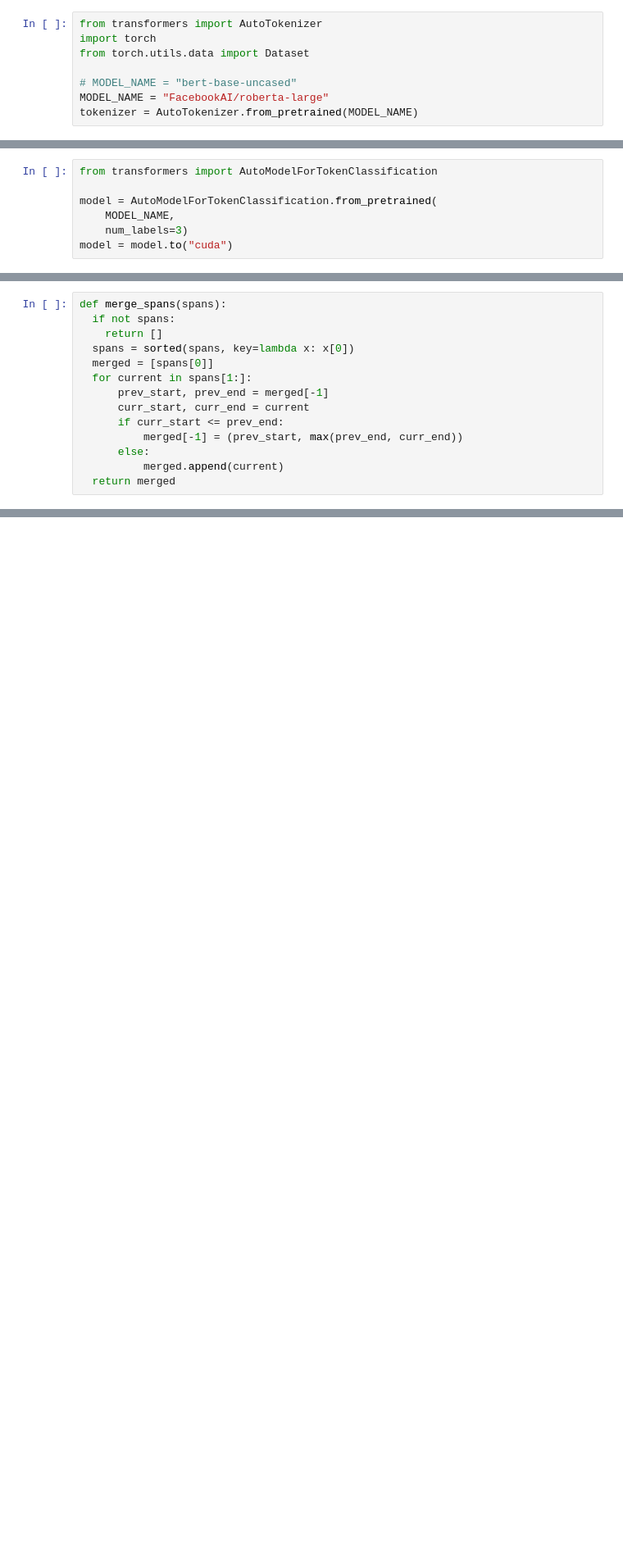
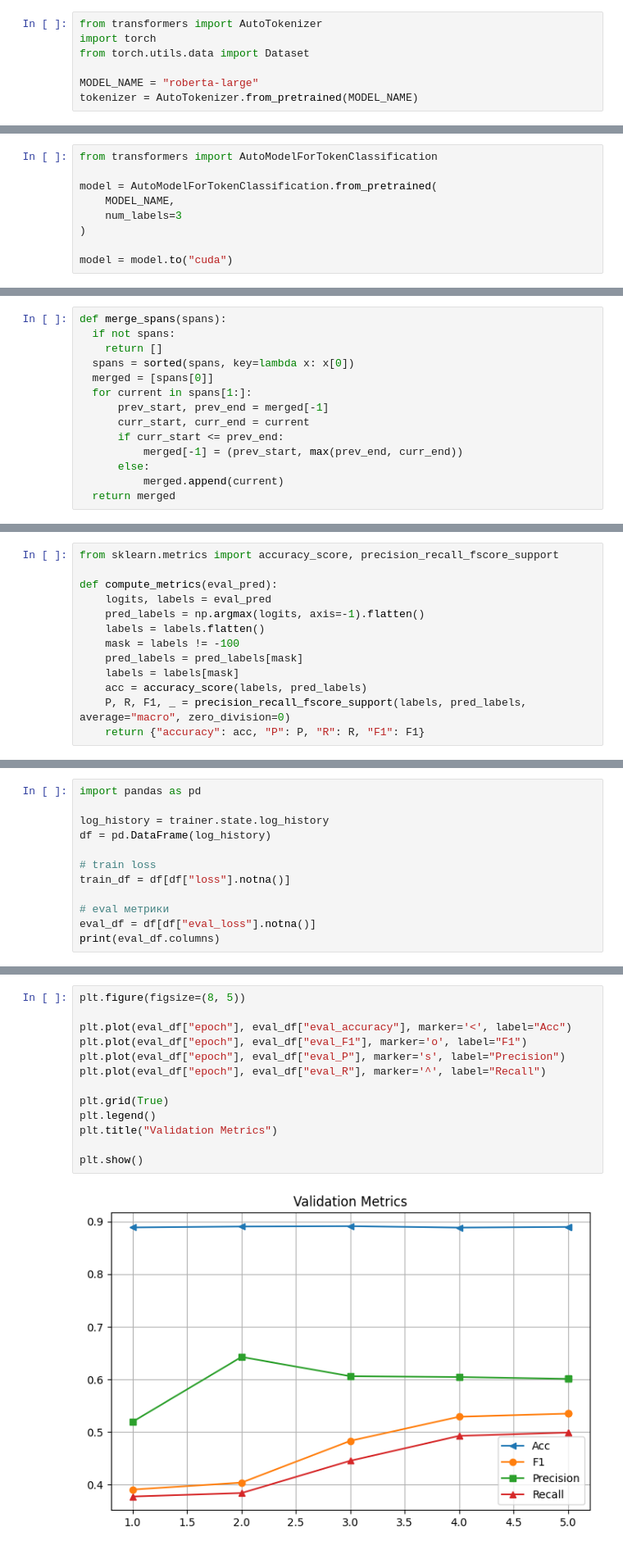
Before and after one commit to kmustakova/propaganda_detection, a Jupyter notebook: notebooks/SI_BERT.ipynb, the cells around one changed output, grey strips where cells are left out. Shown at 82% size. Saved outputs shown, nothing was run; the diff lists cells and outputs as text; blank space fills up the shorter version.

Commit message:
Update code for SI_BERT

```diff
--- a/notebooks/SI_BERT.ipynb
+++ b/notebooks/SI_BERT.ipynb
@@ -33,8 +41,7 @@ from transformers import AutoTokenizer
 import torch
 from torch.utils.data import Dataset
 
-# MODEL_NAME = "bert-base-uncased"
-MODEL_NAME = "FacebookAI/roberta-large"
+MODEL_NAME = "roberta-large"
 tokenizer = AutoTokenizer.from_pretrained(MODEL_NAME)
 # %%
 class BertSpanDataset(Dataset):
@@ -115,5 +149,7 @@ from transformers import AutoModelForTokenClassification
 
 model = AutoModelForTokenClassification.from_pretrained(
     MODEL_NAME,
-    num_labels=3)
+    num_labels=3
+)
+
 model = model.to("cuda")
@@ -237 +196,14 @@ def compute_metrics(eval_pred):
+# %%
+from sklearn.metrics import accuracy_score, precision_recall_fscore_support
+
+def compute_metrics(eval_pred):
+    logits, labels = eval_pred
+    pred_labels = np.argmax(logits, axis=-1).flatten()
+    labels = labels.flatten()
+    mask = labels != -100
+    pred_labels = pred_labels[mask]
+    labels = labels[mask]
+    acc = accuracy_score(labels, pred_labels)
+    P, R, F1, _ = precision_recall_fscore_support(labels, pred_labels, average="macro", zero_division=0)
+    return {"accuracy": acc, "P": P, "R": R, "F1": F1}
 # %%
@@ -247,0 +252,12 @@ trainer.evaluate()
+# %%
+import pandas as pd
+
+log_history = trainer.state.log_history
+df = pd.DataFrame(log_history)
+
+# train loss
+train_df = df[df["loss"].notna()]
+
+# eval метрики
+eval_df = df[df["eval_loss"].notna()]
+print(eval_df.columns)
@@ -247,0 +271,15 @@ trainer.evaluate()
+# %%
+plt.figure(figsize=(8, 5))
+
+plt.plot(eval_df["epoch"], eval_df["eval_accuracy"], marker='<', label="Acc")
+plt.plot(eval_df["epoch"], eval_df["eval_F1"], marker='o', label="F1")
+plt.plot(eval_df["epoch"], eval_df["eval_P"], marker='s', label="Precision")
+plt.plot(eval_df["epoch"], eval_df["eval_R"], marker='^', label="Recall")
+
+plt.grid(True)
+plt.legend()
+plt.title("Validation Metrics")
+
+plt.show()
+# %% [output]
+[figure, added]
```
Also changed, not shown: parts of 13 cells of this notebook.
